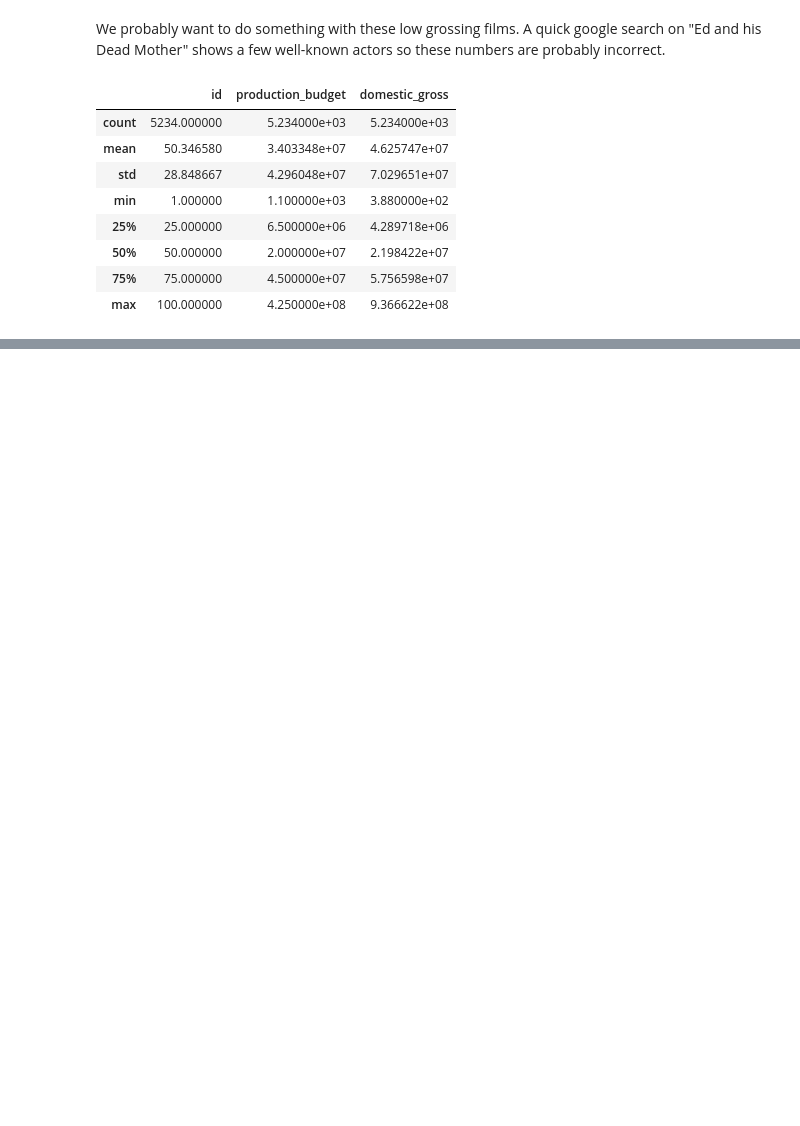
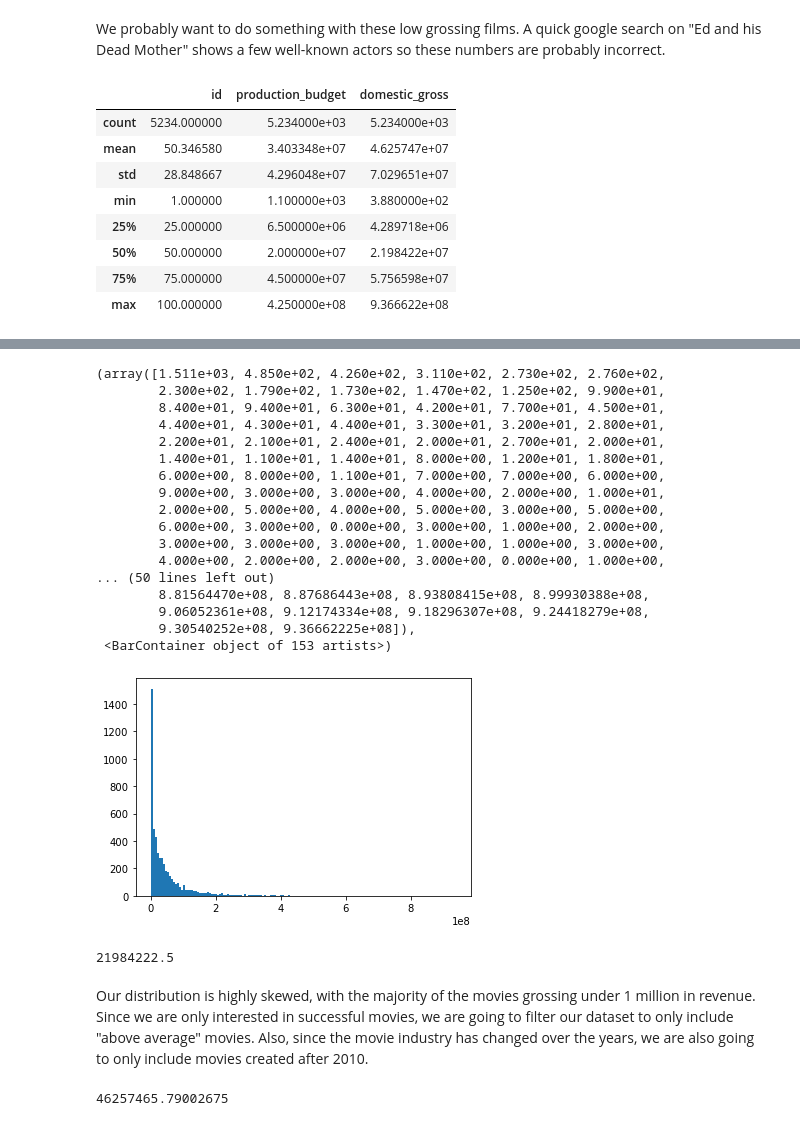
Before and after one commit to harte3/Flatiron-Capstone-Group-2, a Jupyter notebook: notebooks/member-3-folder/ellis-skylar seasonality on revenue.ipynb, the cells around one changed output, grey strips where cells are left out. Cells and saved outputs as stored; diff of their text form; code cells hidden in the pictures; blank space fills up the shorter version.

```diff
--- a/notebooks/member-3-folder/ellis-skylar seasonality on revenue.ipynb
+++ b/notebooks/member-3-folder/ellis-skylar seasonality on revenue.ipynb
@@ -224,0 +241,33 @@ df.describe()
+# %%
+plt.hist(df['domestic_gross'], bins='auto')
+# %% [output]
+(array([1.511e+03, 4.850e+02, 4.260e+02, 3.110e+02, 2.730e+02, 2.760e+02,
+        2.300e+02, 1.790e+02, 1.730e+02, 1.470e+02, 1.250e+02, 9.900e+01,
+        8.400e+01, 9.400e+01, 6.300e+01, 4.200e+01, 7.700e+01, 4.500e+01,
+        4.400e+01, 4.300e+01, 4.400e+01, 3.300e+01, 3.200e+01, 2.800e+01,
+        2.200e+01, 2.100e+01, 2.400e+01, 2.000e+01, 2.700e+01, 2.000e+01,
+        1.400e+01, 1.100e+01, 1.400e+01, 8.000e+00, 1.200e+01, 1.800e+01,
+        6.000e+00, 8.000e+00, 1.100e+01, 7.000e+00, 7.000e+00, 6.000e+00,
+        9.000e+00, 3.000e+00, 3.000e+00, 4.000e+00, 2.000e+00, 1.000e+01,
+        2.000e+00, 5.000e+00, 4.000e+00, 5.000e+00, 3.000e+00, 5.000e+00,
+        6.000e+00, 3.000e+00, 0.000e+00, 3.000e+00, 1.000e+00, 2.000e+00,
+        3.000e+00, 3.000e+00, 3.000e+00, 1.000e+00, 1.000e+00, 3.000e+00,
+        4.000e+00, 2.000e+00, 2.000e+00, 3.000e+00, 0.000e+00, 1.000e+00,
+... (50 lines left out)
+        8.81564470e+08, 8.87686443e+08, 8.93808415e+08, 8.99930388e+08,
+        9.06052361e+08, 9.12174334e+08, 9.18296307e+08, 9.24418279e+08,
+        9.30540252e+08, 9.36662225e+08]),
+ <BarContainer object of 153 artists>)
+[figure, added]
+# %%
+df['domestic_gross'].median()
+# %% [output]
+21984222.5
+# %% [markdown]
+Our distribution is highly skewed, with the majority of the movies grossing under 1 million in revenue. Since we are only interested in successful movies, we are going to filter our dataset to only include "above average" movies. Also, since the movie industry has changed over the years, we are also going to only include movies created after 2010.
+# %%
+average_dom_gross = df['domestic_gross'].mean()
+print(average_dom_gross)
+cutoff_year = 2010
+# %% [output]
+46257465.79002675
```
Also changed, not shown: parts of 6 cells of this notebook.
